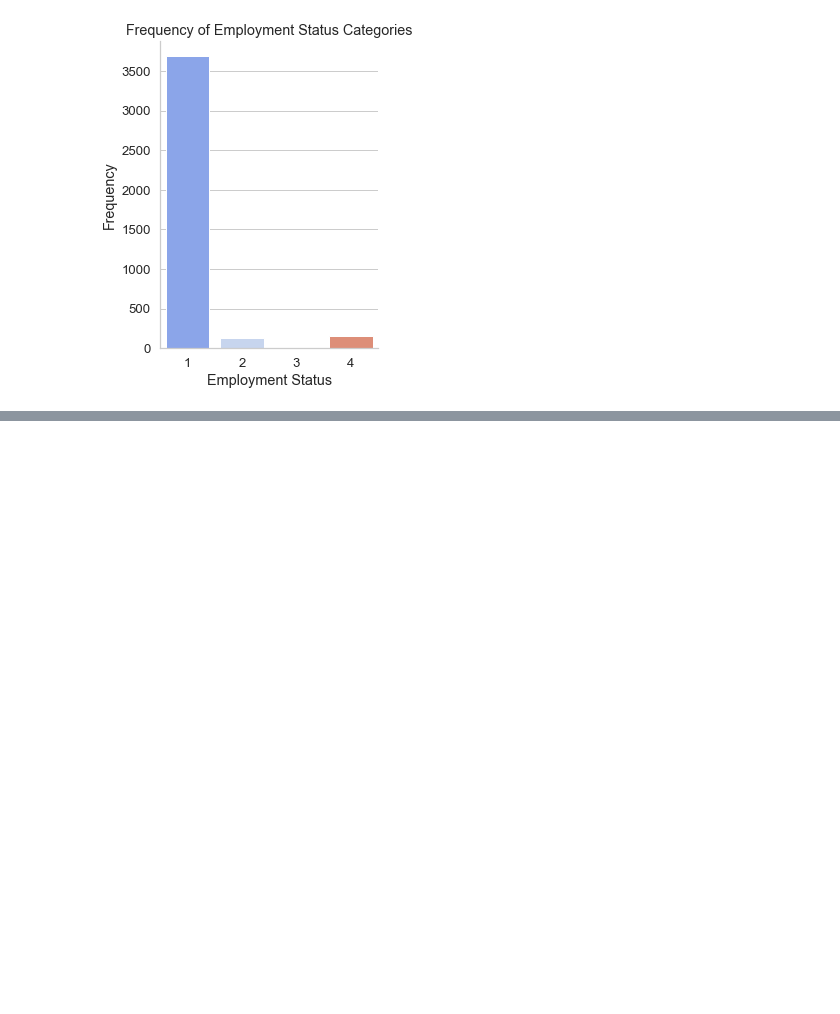
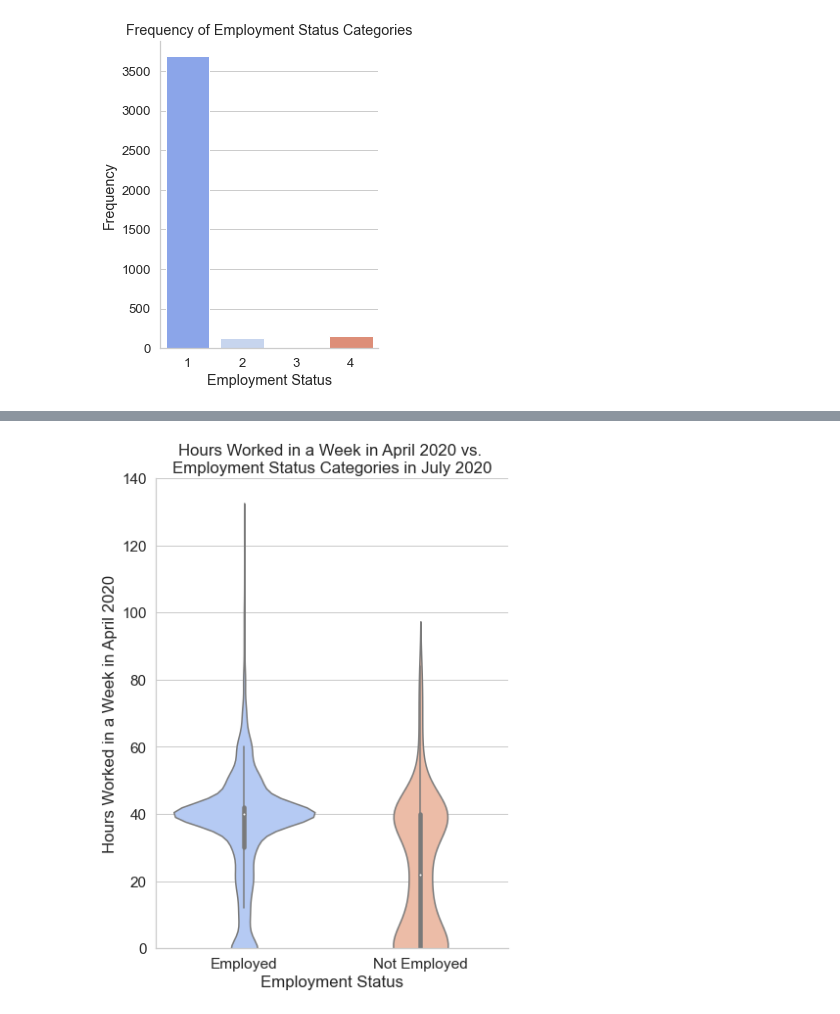
Before and after one commit to danvalen1/Corona-Employment, a Jupyter notebook: notebooks/Dan/Viz.ipynb, the cells around one changed output, grey strips where cells are left out. Cells and saved outputs as stored; diff of their text form; code cells hidden in the pictures; blank space fills up the shorter version.

```diff
--- a/notebooks/Dan/Viz.ipynb
+++ b/notebooks/Dan/Viz.ipynb
@@ -81,0 +94,4 @@ NameError: name 'textwrap' is not defined
+# %%
+vf.PlotCat(df, xvar='target', yvar='PEHRACTT', kind='violin', targetdir=images_dir)
+# %% [output]
+[figure, added]
```
Also changed, not shown: parts of 3 cells of this notebook, 12 other files.
